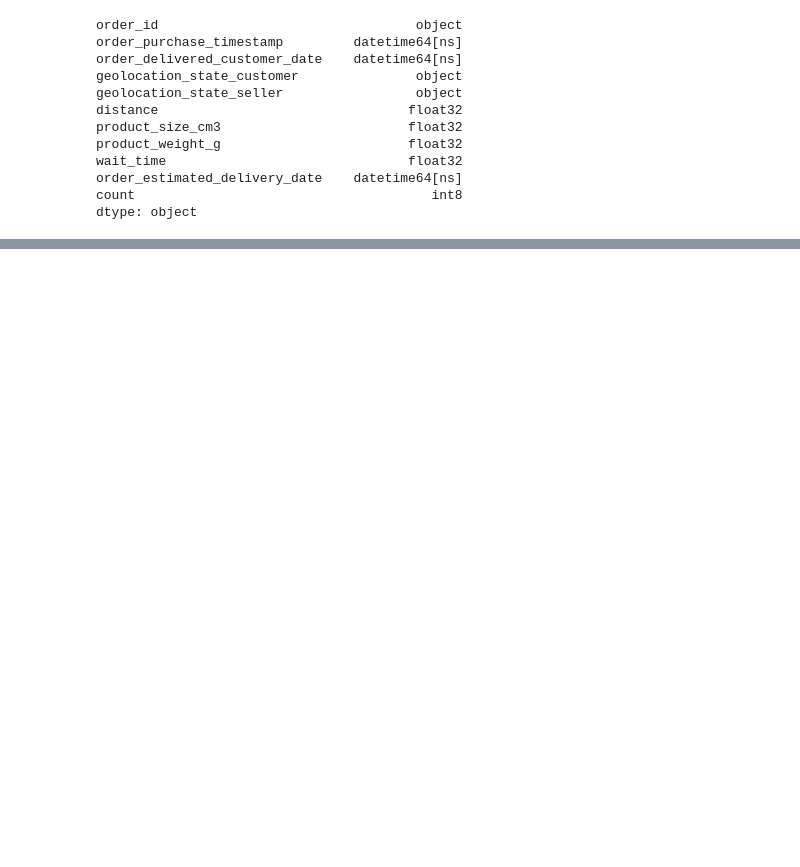
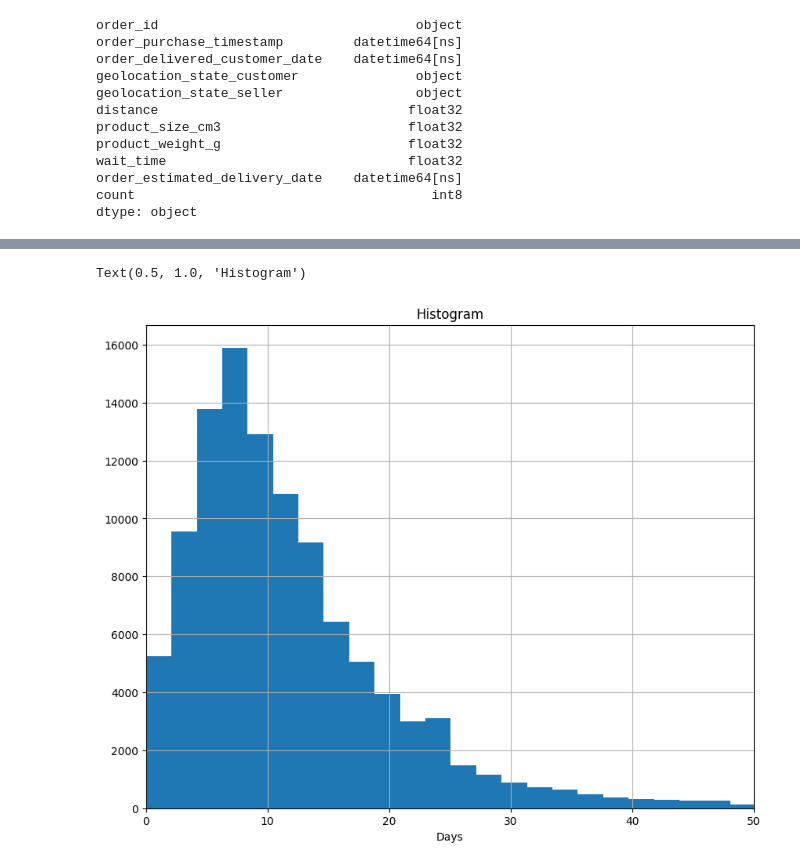
Before and after one commit to Ksyu22/olist_ecommerce, a Jupyter notebook: olist_ecommerce/notebooks/eda_delivery_prediction.ipynb, the cells around one changed output, grey strips where cells are left out. Drawn from its saved outputs; the diff is of its cells as text; code cells hidden in the pictures; blank space fills up the shorter version.

```diff
--- a/olist_ecommerce/notebooks/eda_delivery_prediction.ipynb
+++ b/olist_ecommerce/notebooks/eda_delivery_prediction.ipynb
@@ -560,0 +560,8 @@ df[df.order_purchase_timestamp  > df.order_estimated_delivery_date]
+# %%
+df.wait_time.hist(bins=100, figsize=(10,8))
+plt.xlabel('Days')
+plt.xlim(0, 50)
+plt.title('Histogram')
+# %% [output]
+Text(0.5, 1.0, 'Histogram')
+[figure, added]
```
Also changed, not shown: parts of 8 cells of this notebook.
